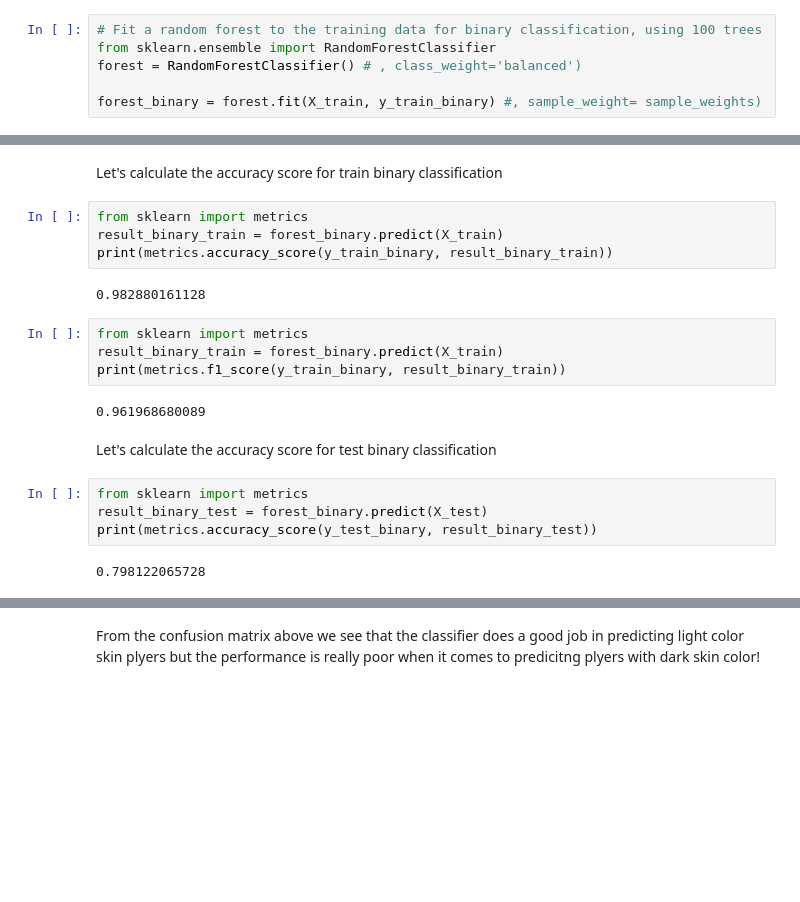
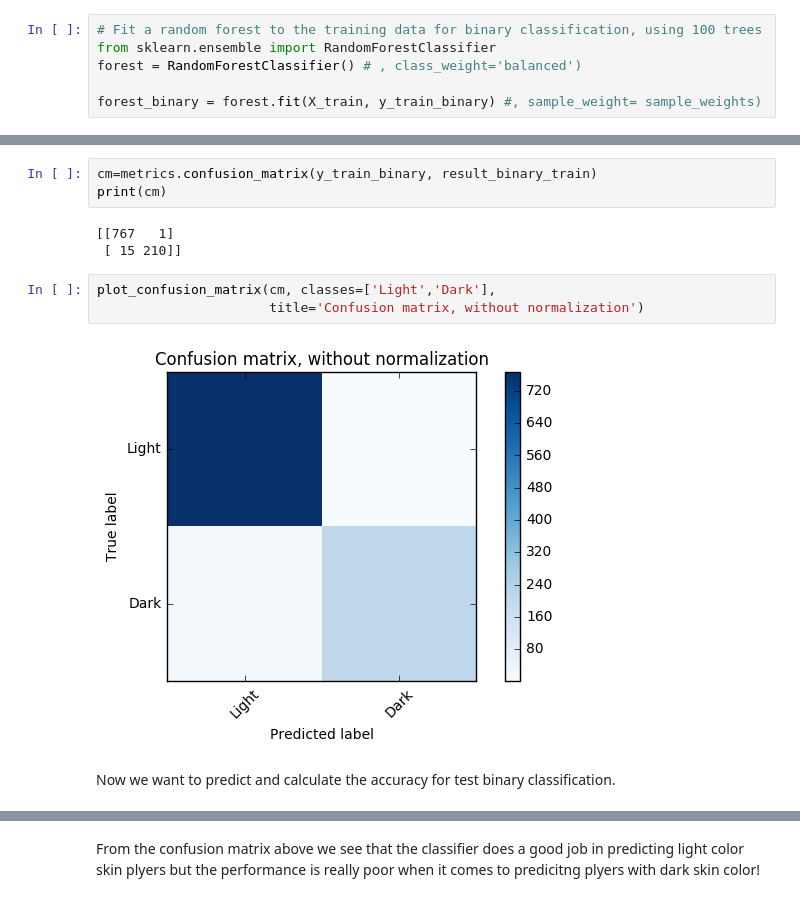
Before and after one commit to meryemmhamdi1/Gokcen_Meryem_Riyadh_ADA, a Jupyter notebook: 04 - Applied ML/HW4.ipynb, the cells around one changed output, grey strips where cells are left out. Drawn from its saved outputs; the diff is of its cells as text; blank space fills up the shorter version.

```diff
--- a/04 - Applied ML/HW4.ipynb
+++ b/04 - Applied ML/HW4.ipynb
@@ -203,22 +241,13 @@ forest_binary = forest.fit(X_train, y_train_binary) #, sample_weight= sample_wei
+# %%
+cm=metrics.confusion_matrix(y_train_binary, result_binary_train)
+print(cm)
+# %% [output]
+[[767   1]
+ [ 15 210]]
+# %%
+plot_confusion_matrix(cm, classes=['Light','Dark'],
+                      title='Confusion matrix, without normalization')
+# %% [output]
+[figure, added]
 # %% [markdown]
-Let's calculate the accuracy score for train binary classification
+Now we want to predict and calculate the accuracy for test binary classification.
-# %%
-from sklearn import metrics
-result_binary_train = forest_binary.predict(X_train)
-print(metrics.accuracy_score(y_train_binary, result_binary_train))
-# %% [output]
-0.982880161128
-# %%
-from sklearn import metrics
-result_binary_train = forest_binary.predict(X_train)
-print(metrics.f1_score(y_train_binary, result_binary_train))
-# %% [output]
-0.961968680089
-# %% [markdown]
-Let's calculate the accuracy score for test binary classification
-# %%
-from sklearn import metrics
-result_binary_test = forest_binary.predict(X_test)
-print(metrics.accuracy_score(y_test_binary, result_binary_test))
-# %% [output]
-0.798122065728
```
Also changed, not shown: parts of 28 cells of this notebook.
